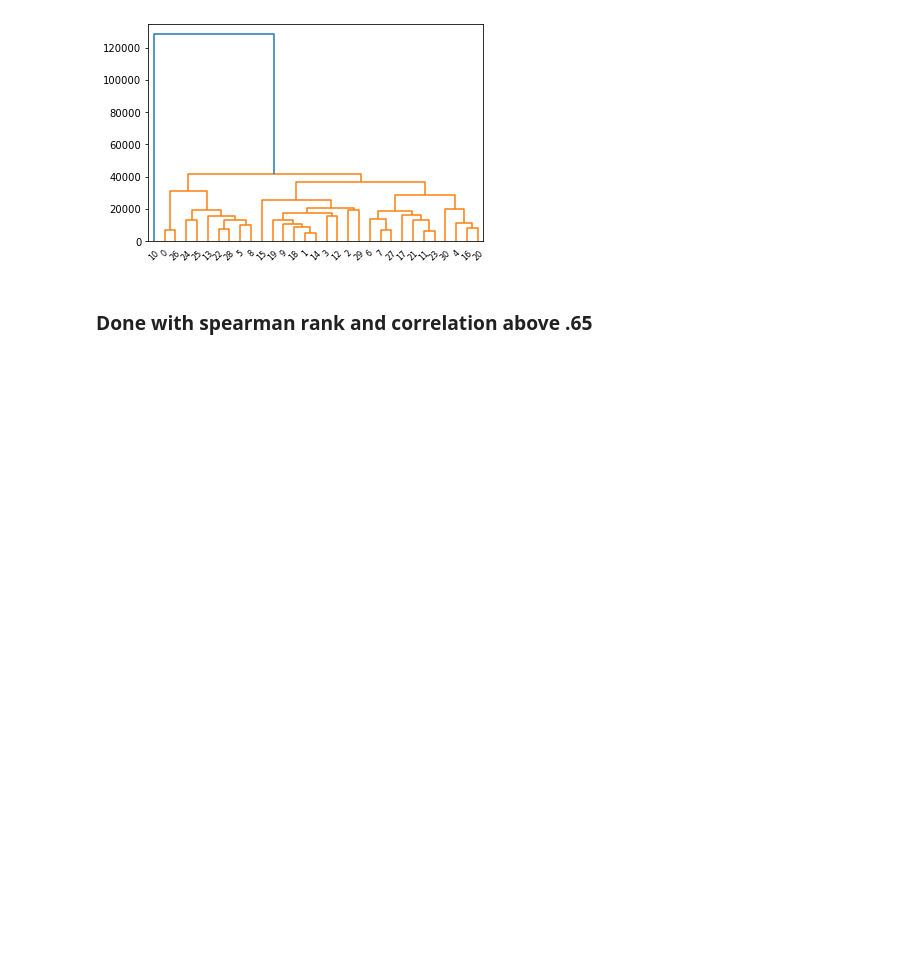
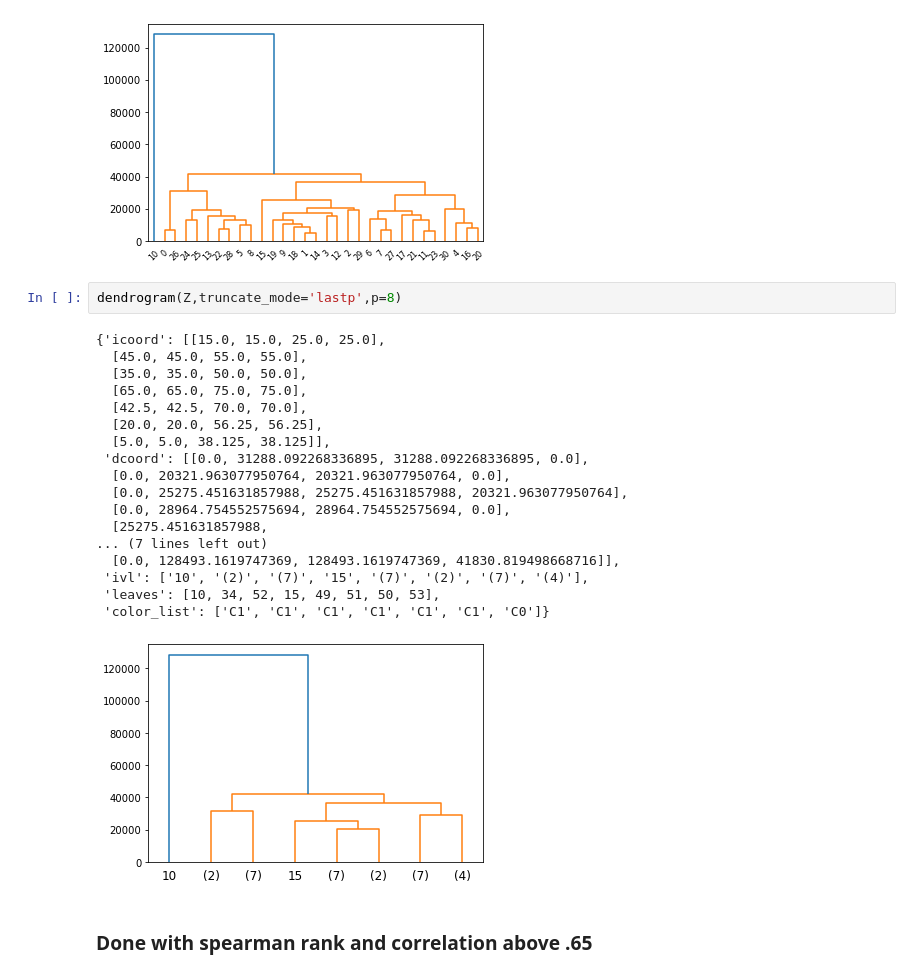
Before and after one commit to stein463/AppliedDataScienceCapstoneIBM, a Jupyter notebook: FinalProjectForIBMDataScienceCertification.ipynb, the cells around one changed output. Drawn from its saved outputs; the diff is of its cells as text; blank space fills up the shorter version.

Commit message:
Filtered some branches in dendrogram

```diff
--- a/FinalProjectForIBMDataScienceCertification.ipynb
+++ b/FinalProjectForIBMDataScienceCertification.ipynb
@@ -800,6 +800,27 @@ dendrogram(Z)
   'C1',
   'C0']}
 [figure]
+# %%
+dendrogram(Z,truncate_mode='lastp',p=8)
+# %% [output]
+{'icoord': [[15.0, 15.0, 25.0, 25.0],
+  [45.0, 45.0, 55.0, 55.0],
+  [35.0, 35.0, 50.0, 50.0],
+  [65.0, 65.0, 75.0, 75.0],
+  [42.5, 42.5, 70.0, 70.0],
+  [20.0, 20.0, 56.25, 56.25],
+  [5.0, 5.0, 38.125, 38.125]],
+ 'dcoord': [[0.0, 31288.092268336895, 31288.092268336895, 0.0],
+  [0.0, 20321.963077950764, 20321.963077950764, 0.0],
+  [0.0, 25275.451631857988, 25275.451631857988, 20321.963077950764],
+  [0.0, 28964.754552575694, 28964.754552575694, 0.0],
+  [25275.451631857988,
+... (7 lines left out)
+  [0.0, 128493.1619747369, 128493.1619747369, 41830.819498668716]],
+ 'ivl': ['10', '(2)', '(7)', '15', '(7)', '(2)', '(7)', '(4)'],
+ 'leaves': [10, 34, 52, 15, 49, 51, 50, 53],
+ 'color_list': ['C1', 'C1', 'C1', 'C1', 'C1', 'C1', 'C0']}
+[figure, added]
 # %% [markdown]
 ### Done with spearman rank and correlation above .65
 # %%
```
Also changed, not shown: parts of 1 cell of this notebook.
